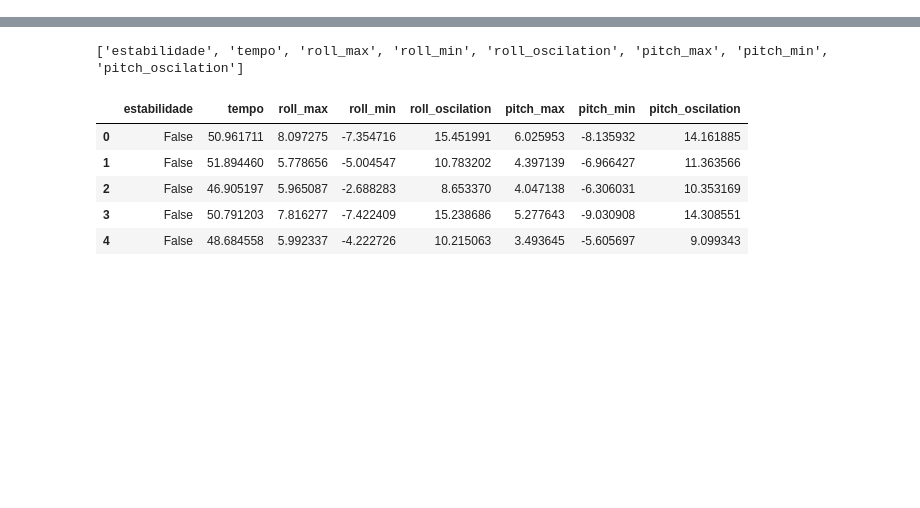
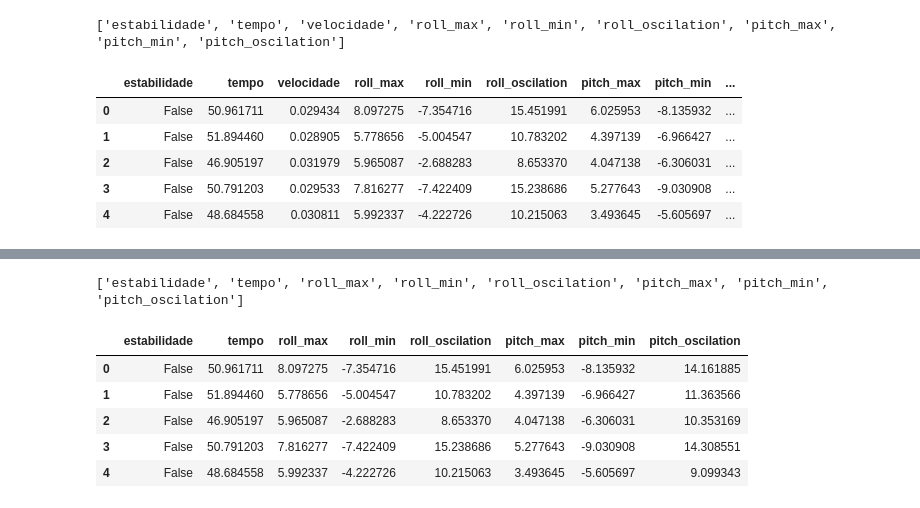
Before and after one commit to Brazilian-Institute-of-Robotics/bir-black-mouth-docs, a Jupyter notebook: data/Analisys/vel_no_imu_plane_test_data.ipynb, the cells around one changed output, grey strips where cells are left out. Saved outputs shown, nothing was run; the diff lists cells and outputs as text; code cells hidden in the pictures; blank space fills up the shorter version.

```diff
--- a/data/Analisys/vel_no_imu_plane_test_data.ipynb
+++ b/data/Analisys/vel_no_imu_plane_test_data.ipynb
@@ -3,0 +34,13 @@ import matplotlib.pyplot as plt
+# %%
+print(df.columns.tolist())
+# %% [output]
+['estabilidade', 'tempo', 'velocidade', 'roll_max', 'roll_min', 'roll_oscilation', 'pitch_max', 'pitch_min', 'pitch_oscilation']
+# %%
+df.head()
+# %% [output]
+|  | estabilidade | tempo | velocidade | roll_max | roll_min | roll_oscilation | pitch_max | pitch_min | ... |
+| 0 | False | 50.961711 | 0.029434 | 8.097275 | -7.354716 | 15.451991 | 6.025953 | -8.135932 | ... |
+| 1 | False | 51.894460 | 0.028905 | 5.778656 | -5.004547 | 10.783202 | 4.397139 | -6.966427 | ... |
+| 2 | False | 46.905197 | 0.031979 | 5.965087 | -2.688283 | 8.653370 | 4.047138 | -6.306031 | ... |
+| 3 | False | 50.791203 | 0.029533 | 7.816277 | -7.422409 | 15.238686 | 5.277643 | -9.030908 | ... |
+| 4 | False | 48.684558 | 0.030811 | 5.992337 | -4.222726 | 10.215063 | 3.493645 | -5.605697 | ... |
```
Also changed, not shown: parts of 16 cells of this notebook, 4 other files.
